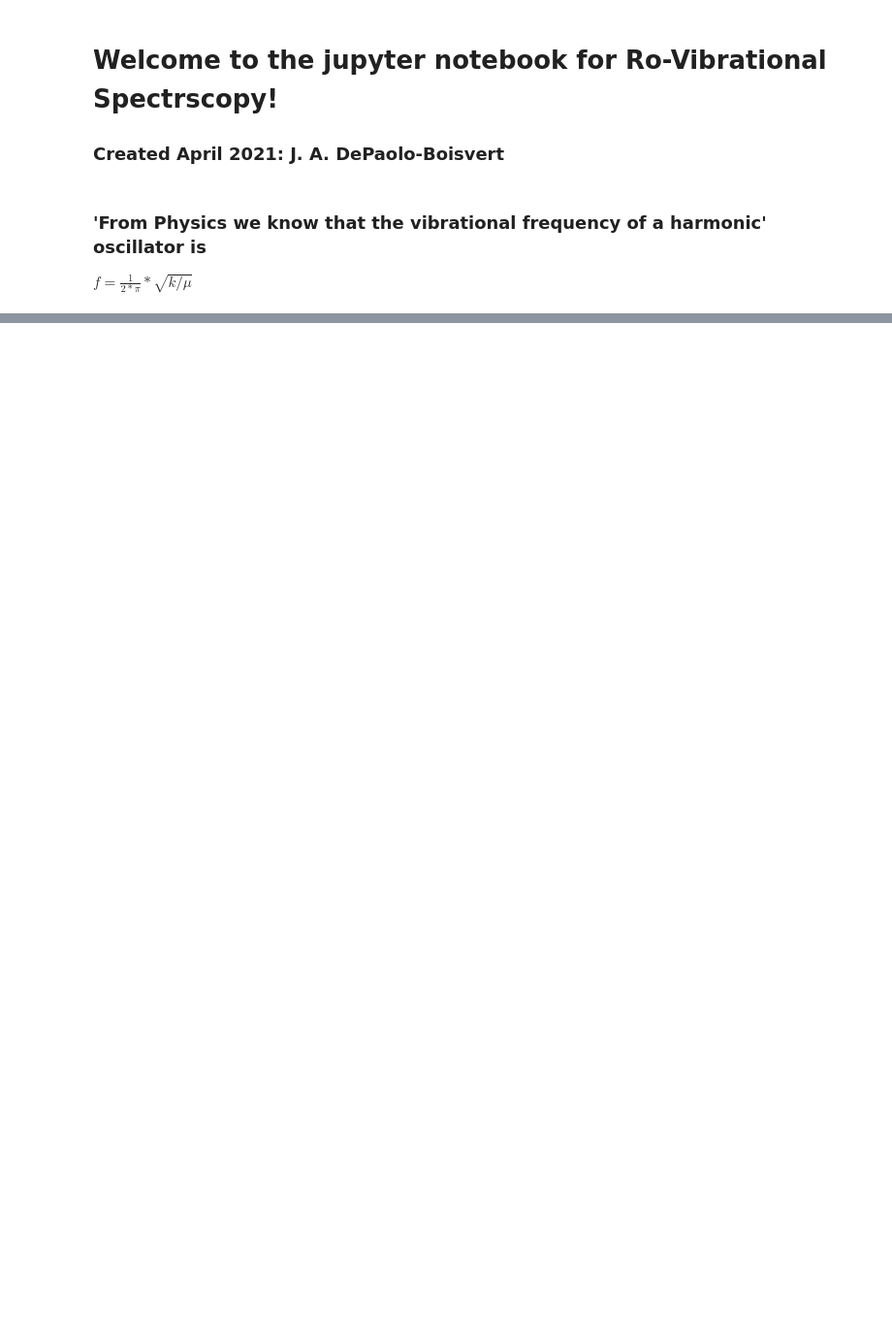
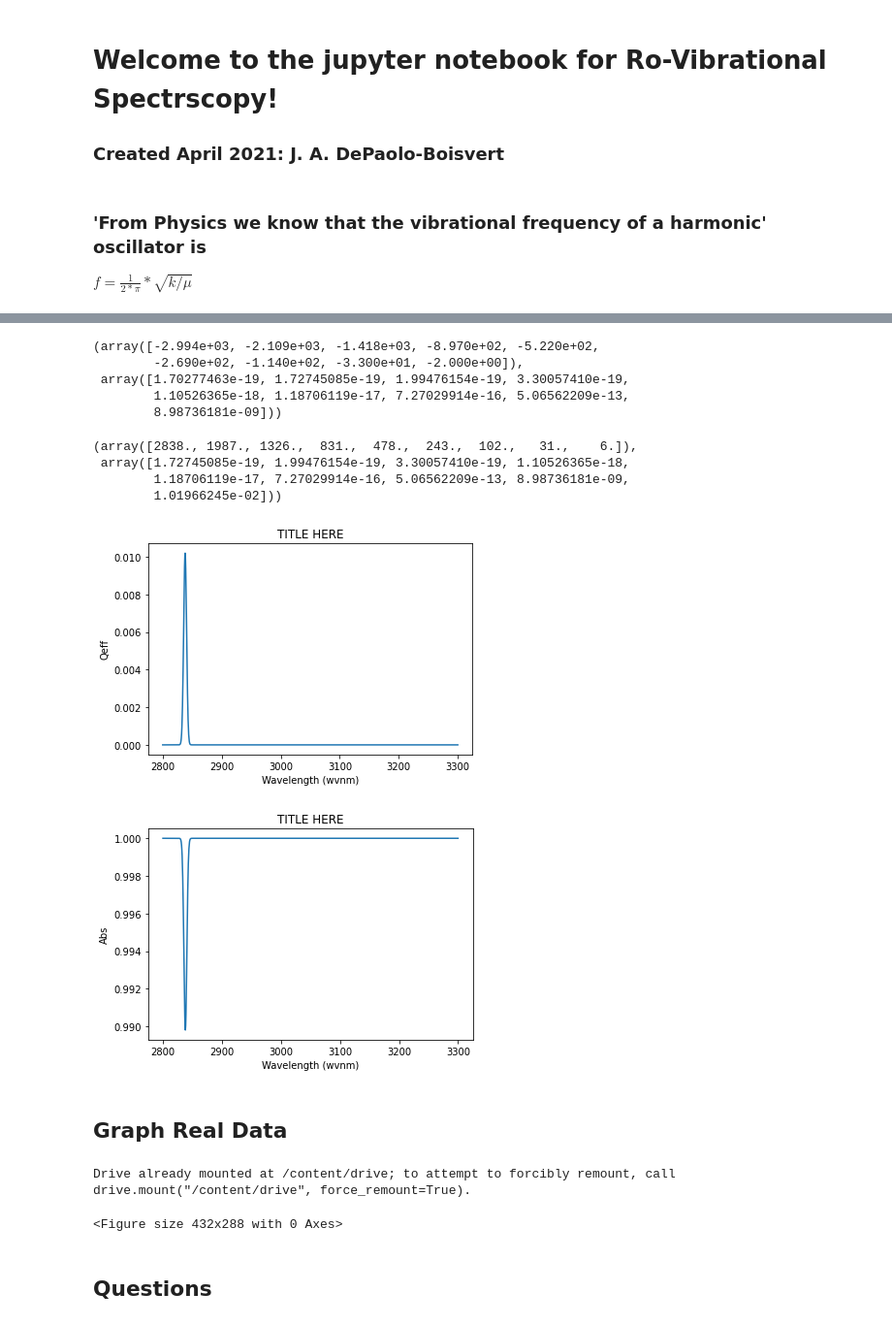
Before and after one commit to josephdepaoloboisvert/Rotation-Vibration, a Jupyter notebook: Ro-Vibrational Lab.ipynb, the cells around one changed output, grey strips where cells are left out. Shown at 97% size. Drawn from its saved outputs; the diff is of its cells as text; code cells hidden in the pictures; blank space fills up the shorter version.

```diff
--- a/Ro-Vibrational Lab.ipynb
+++ b/Ro-Vibrational Lab.ipynb
@@ -601,0 +317,77 @@ Your Answer Here
+# %%
+#Define a Gaussian
+Gaussian = lambda x, a, b, c : a*np.exp(-1*(x-b)**2 / (2*c**2))
+# %%
+#Define Coefficients
+r_coeffs = normalized_boltzmann_pop[0,:-1] # Values of base levels where dJ += 1 is possible
+p_coeffs = normalized_boltzmann_pop[0,1:] # Values of base levels where dJ -= 1 is possible
+# %%
+r_transitions[::-1], r_coeffs
+# %% [output]
+(array([-2.994e+03, -2.109e+03, -1.418e+03, -8.970e+02, -5.220e+02,
+        -2.690e+02, -1.140e+02, -3.300e+01, -2.000e+00]),
+ array([1.70277463e-19, 1.72745085e-19, 1.99476154e-19, 3.30057410e-19,
+        1.10526365e-18, 1.18706119e-17, 7.27029914e-16, 5.06562209e-13,
+        8.98736181e-09]))
+# %%
+p_transitions[::-1], p_coeffs
+# %% [output]
+(array([2838., 1987., 1326.,  831.,  478.,  243.,  102.,   31.,    6.]),
+ array([1.72745085e-19, 1.99476154e-19, 3.30057410e-19, 1.10526365e-18,
+        1.18706119e-17, 7.27029914e-16, 5.06562209e-13, 8.98736181e-09,
+        1.01966245e-02]))
+# %%
+domain = np.linspace(2800,3300,1000)
+sigma = 2.5
+
+r_excitation_data = np.array([[Gaussian(domain, W_b, l_c, sigma) for W_b in r_coeffs] for l_c in r_transitions])
+p_excitation_data = np.array([[Gaussian(domain, W_b, l_c, sigma) for W_b in p_coeffs] for l_c in p_transitions])
+
+excitation_data = []
+for i in range(r_excitation_data.shape[0]):
+  excitation_data.append(r_excitation_data[i,i,:])
+  excitation_data.append(p_excitation_data[i,i,:])
+excitation_data = np.array(excitation_data)
+
+plot_data('TITLE HERE', domain, excitation_data.sum(0), 'Wavelength (wvnm)', 'Qeff')
+plot_data('TITLE HERE', domain, 1 - excitation_data.sum(0), 'Wavelength (wvnm)', 'Abs')
+# %% [output]
+[figure, added]
+[figure, added]
+# %% [markdown]
+## Graph Real Data
+# %%
+#Obtain jcampdx from NIST, a common IR file format at
+# https://webbook.nist.gov/cgi/cbook.cgi?JCAMP=C7647010&Index=0&Type=IR
+# Save it to your google drive and point to it here
+from IPython.testing import test
+from google.colab import drive
+drive.mount('/content/drive')
+##################################################################
+hcl_jcamp = '/content/drive/MyDrive/7647-01-0-IR.jdx'
+#%cat $hcl_jcamp
+# %% [output]
+Drive already mounted at /content/drive; to attempt to forcibly remount, call drive.mount("/content/drive", force_remount=True).
+# %%
+def get_jcamp_data(jcamp_fn):
+  with open(jcamp_fn, 'r') as w:
+    lines = [line[:-1] if line.endswith('\n') else line for line in w.readlines()]
+  #print(lines)
+  data_start = lines.index("##XYDATA=(X++(Y..Y))") + 1
+  data_end = lines.index("##END=")
+  #Data is averaged some number of times
+  data_lines = lines[data_start:data_end]
+  data = np.array([[float(element) for element in line.split(' ')] for line in data_lines])
+  x_data = data[:,0]
+  y_data = np.average(data[:,1:],1)
+  return x_data, y_data
+
+
+plt.clf()
+#Now you plot data from NIST below this comment
+
+plt.show()
+# %% [output]
+<Figure size 432x288 with 0 Axes>
+# %% [markdown]
+## Questions
```
Also changed, not shown: parts of 77 cells of this notebook.
